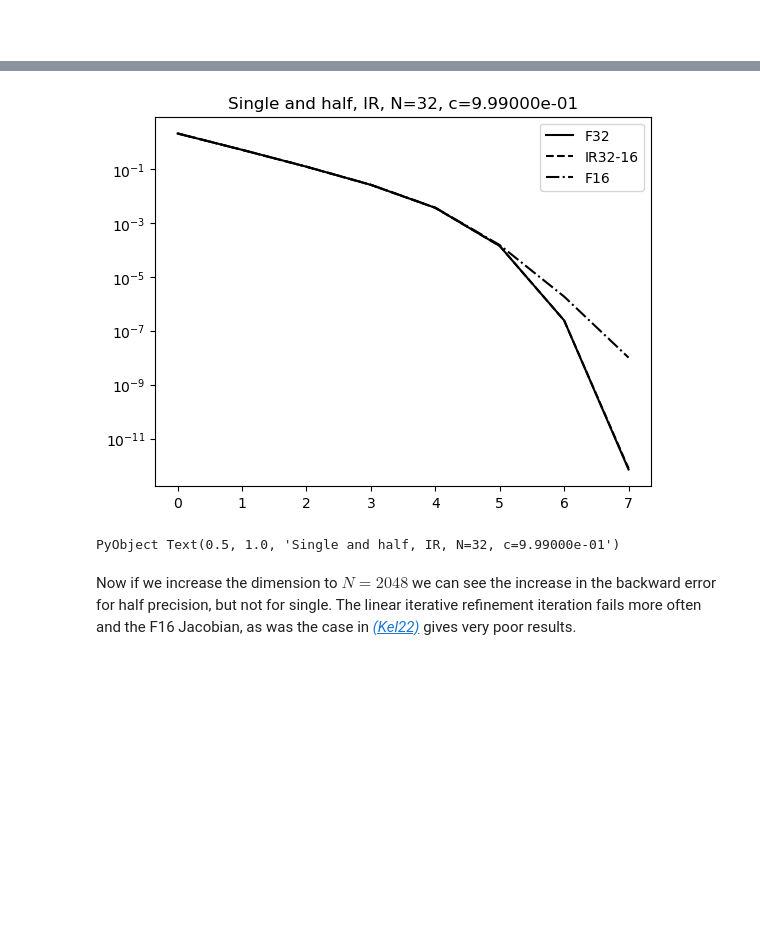
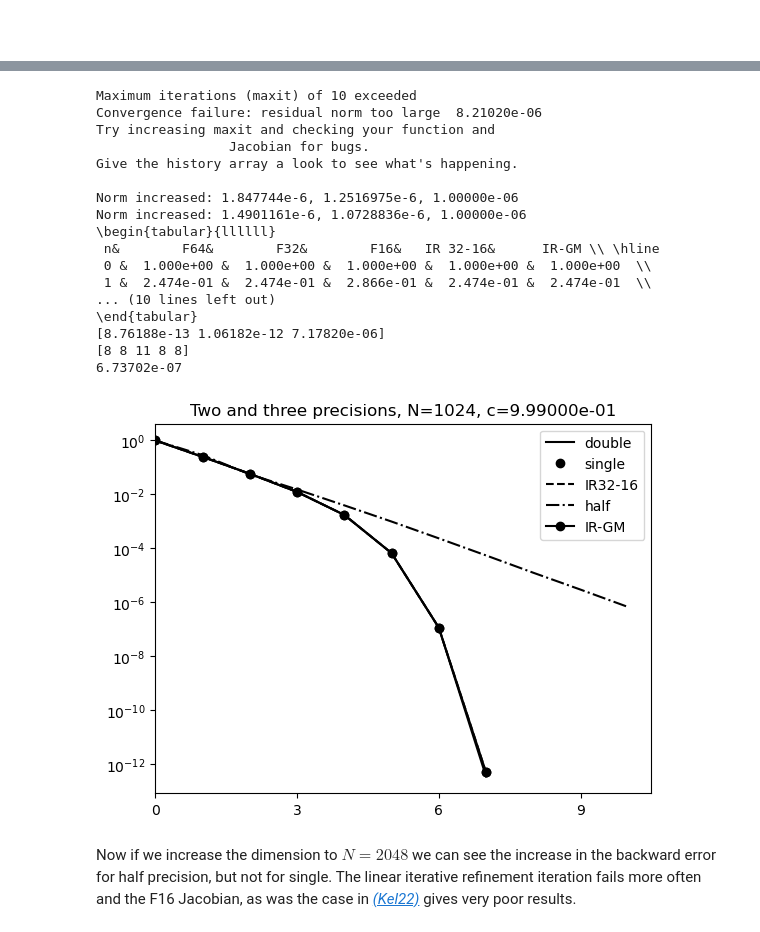
Before and after one commit to ctkelley/N3Presults, a Jupyter notebook: N3Presults.ipynb, the cells around one changed output, grey strips where cells are left out. Saved outputs shown, nothing was run; the diff lists cells and outputs as text; code cells hidden in the pictures; blank space fills up the shorter version.

```diff
--- a/N3Presults.ipynb
+++ b/N3Presults.ipynb
@@ -40,8 +54,24 @@ Here is an example from <cite data-cite="ctk:roots"><a href="n3pbib.html#ctk:roo
 # %%
-htest1(32,.999)
+htest1(1024,.999)
 # %% [output]
+Maximum iterations (maxit) of 10 exceeded
+Convergence failure: residual norm too large  8.21020e-06
+Try increasing maxit and checking your function and
+                 Jacobian for bugs.
+Give the history array a look to see what's happening.
+
+Norm increased: 1.847744e-6, 1.2516975e-6, 1.00000e-06
+Norm increased: 1.4901161e-6, 1.0728836e-6, 1.00000e-06
+\begin{tabular}{llllll}
+ n&        F64&        F32&        F16&   IR 32-16&      IR-GM \\ \hline
+ 0 &  1.000e+00 &  1.000e+00 &  1.000e+00 &  1.000e+00 &  1.000e+00  \\
+ 1 &  2.474e-01 &  2.474e-01 &  2.866e-01 &  2.474e-01 &  2.474e-01  \\
+... (10 lines left out)
+\end{tabular}
+[8.76188e-13 1.06182e-12 7.17820e-06]
+[8 8 11 8 8]
+6.73702e-07
-[figure, old version]
+[figure, new version]
-PyObject Text(0.5, 1.0, 'Single and half, IR, N=32, c=9.99000e-01')
 # %% [markdown]
 Now if we increase the dimension to $N=2048$ we can see the increase in the backward error for half precision, but not for single. The linear iterative refinement iteration fails more often and the F16 Jacobian, as was the case in
 <cite data-cite="ctk:sirev20"><a href="siamfa.html#ctk:sirev20">(Kel22)</cite> gives very poor results.
```
Also changed, not shown: parts of 3 cells of this notebook.
